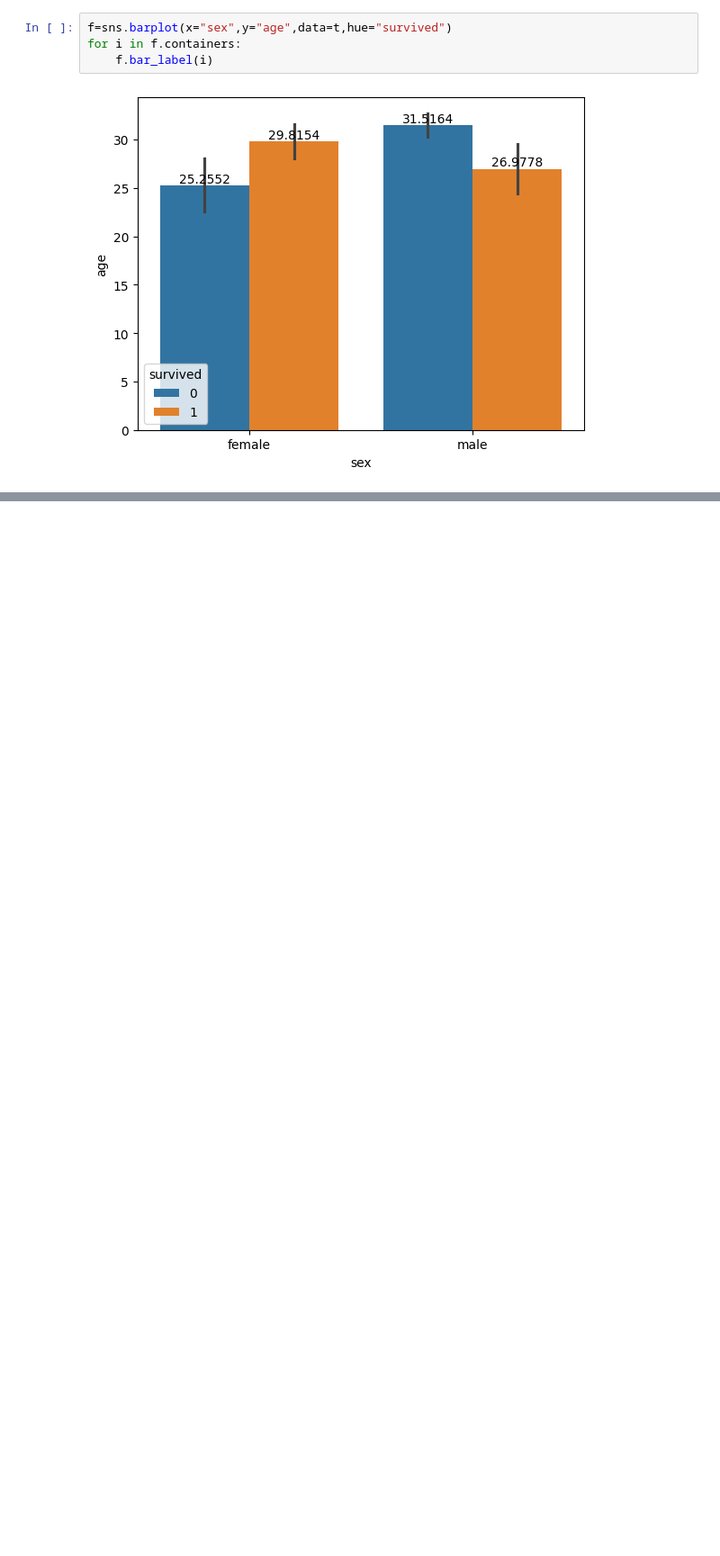
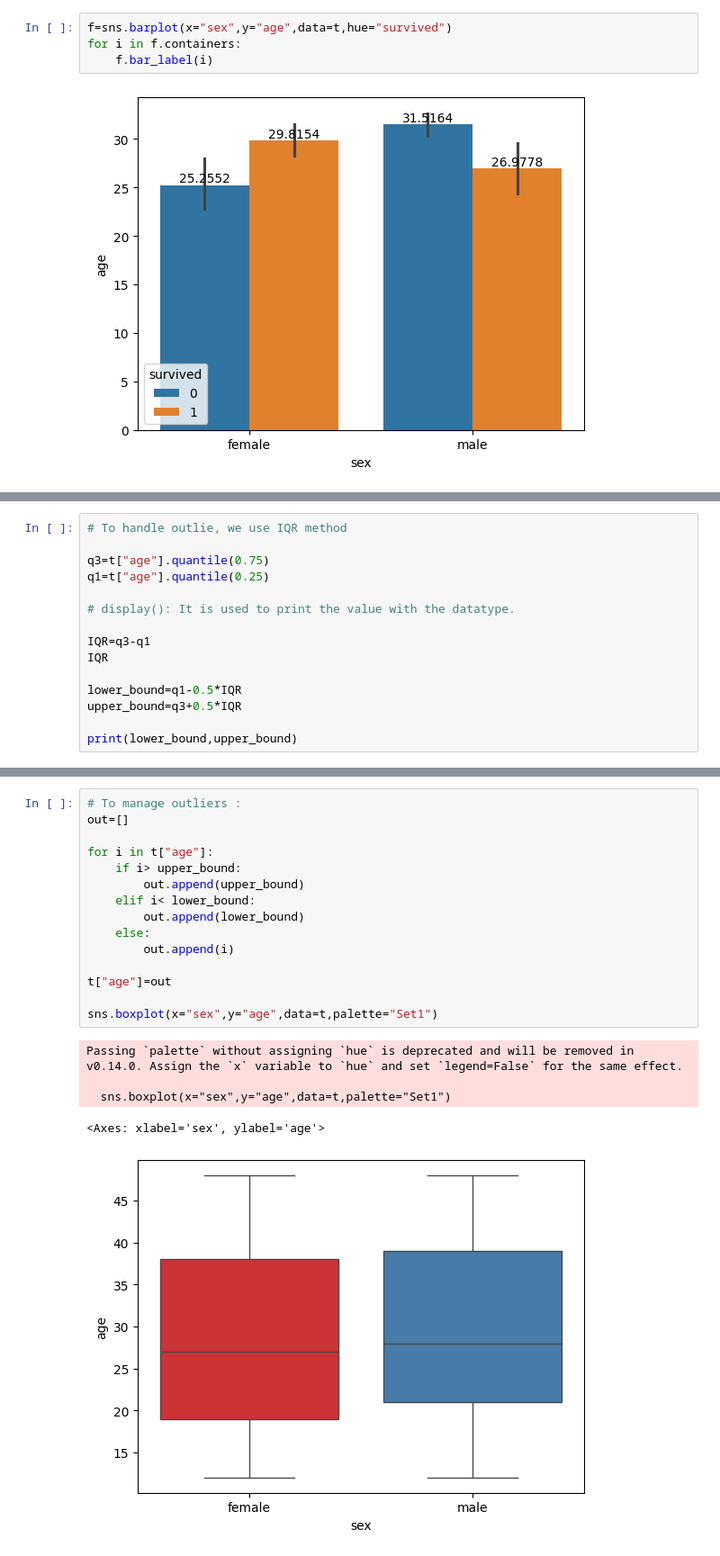
Before and after one commit to Amandeep006/QSPIDER-, a Jupyter notebook: pylab/sea.ipynb, the cells around one changed output, grey strips where cells are left out. Shown at 90% size. Cells and saved outputs as stored; diff of their text form; blank space fills up the shorter version.

```diff
--- a/pylab/sea.ipynb
+++ b/pylab/sea.ipynb
@@ -202,0 +218,15 @@ t
+# %%
+# To handle outlie, we use IQR method
+
+q3=t["age"].quantile(0.75)
+q1=t["age"].quantile(0.25)
+
+# display(): It is used to print the value with the datatype.
+
+IQR=q3-q1
+IQR
+
+lower_bound=q1-0.5*IQR
+upper_bound=q3+0.5*IQR
+
+print(lower_bound,upper_bound)
@@ -202,0 +269,21 @@ t
+# %%
+# To manage outliers :
+out=[]
+
+for i in t["age"]:
+    if i> upper_bound:
+        out.append(upper_bound)
+    elif i< lower_bound:
+        out.append(lower_bound)
+    else:
+        out.append(i)
+
+t["age"]=out
+
+sns.boxplot(x="sex",y="age",data=t,palette="Set1")
+# %% [output]
+Passing `palette` without assigning `hue` is deprecated and will be removed in v0.14.0. Assign the `x` variable to `hue` and set `legend=False` for the same effect.
+
+  sns.boxplot(x="sex",y="age",data=t,palette="Set1")
+<Axes: xlabel='sex', ylabel='age'>
+[figure, added]
```
Also changed, not shown: parts of 11 cells of this notebook.
